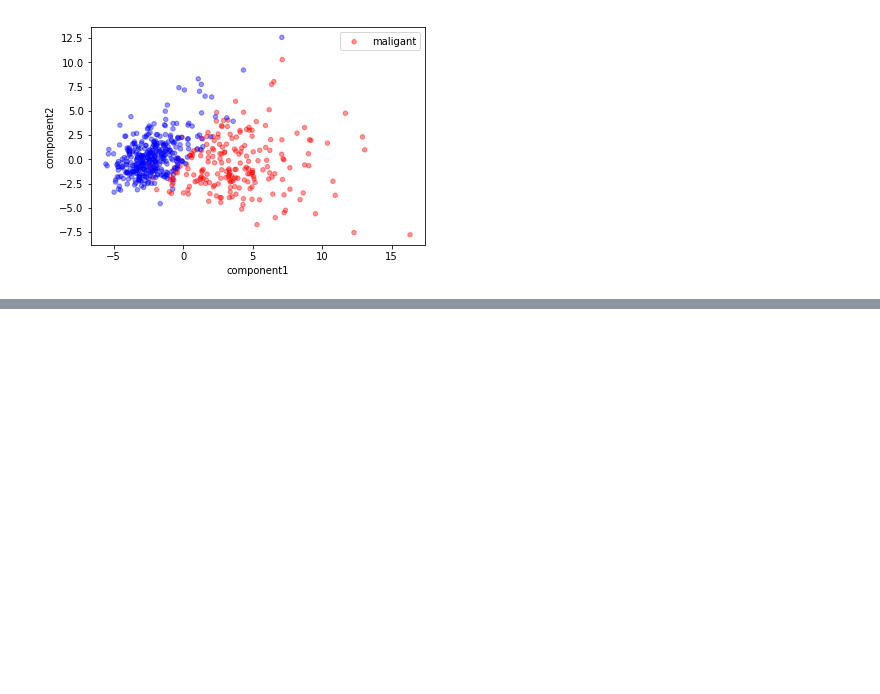
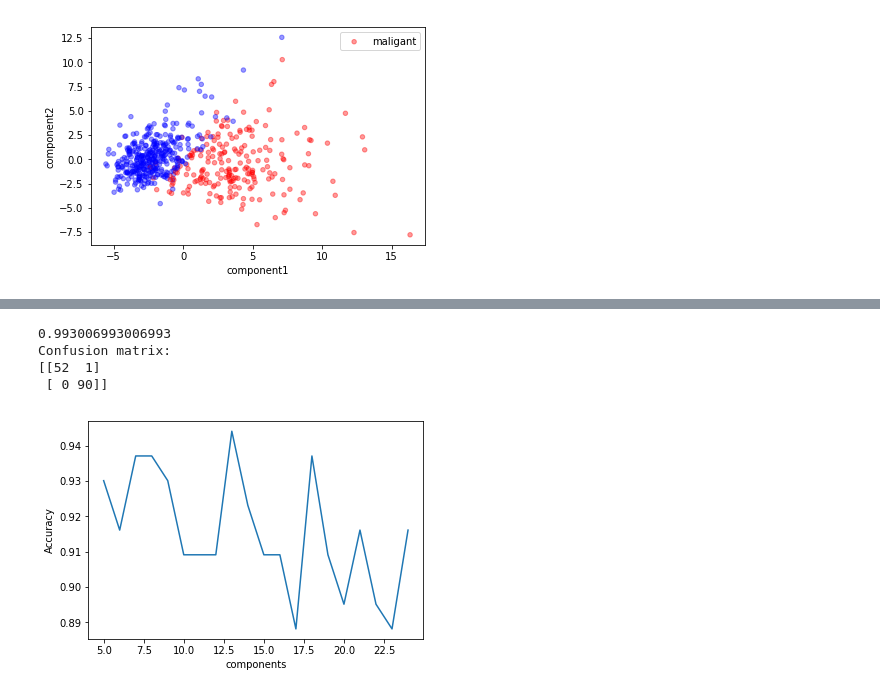
Before and after one commit to AvinashTiwari/Artifical-intelligence, a Jupyter notebook: 6_Scikit/10_Pca/PCA.ipynb, the cells around one changed output, grey strips where cells are left out. Cells and saved outputs as stored; diff of their text form; code cells hidden in the pictures; blank space fills up the shorter version.

```diff
--- a/6_Scikit/10_Pca/PCA.ipynb
+++ b/6_Scikit/10_Pca/PCA.ipynb
@@ -88,0 +157,19 @@ Confusion Matrix
+# %%
+pca = PCA(n_components=6, whiten=True, random_state=0).fit(X_train_orig)
+Xtrain = pca.transform(X_train_orig)
+Xtest = pca.transform(X_test_orig)
+svm_model = svm.LinearSVC(C=1.0)
+svm_model.fit(Xtrain, y_train)
+print(svm_model.score(Xtest,y_test))
+pred_svm = svm_model.predict(Xtest)
+confusion = confusion_matrix(y_test, pred_svm)
+print("Confusion matrix:\n{}".format(confusion))
+# %% [output]
+0.993006993006993
+Confusion matrix:
+[[52  1]
+ [ 0 90]]
+# %%
+plot_pca_accuracy(RandomForestClassifier(oob_score=True),X_train_orig,X_test_orig,y_train,y_test)
+# %% [output]
+[figure, added]
```
Also changed, not shown: parts of 11 cells of this notebook, 1 other file.
